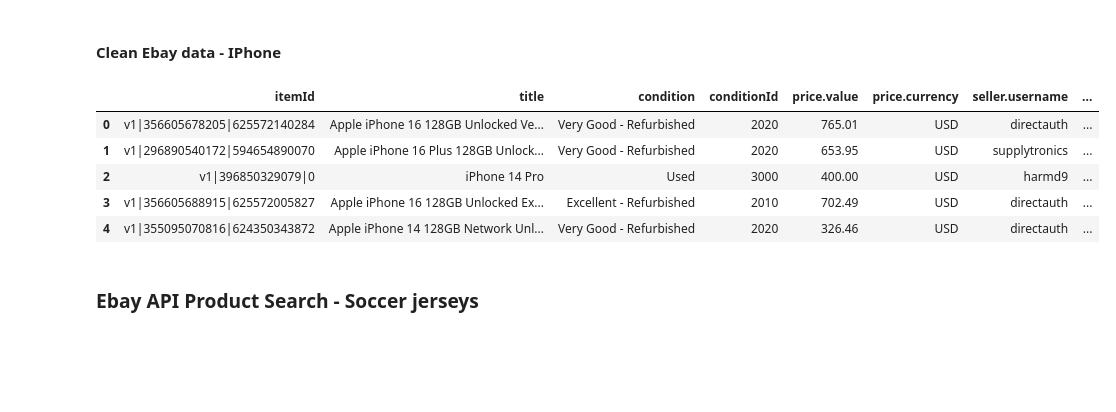
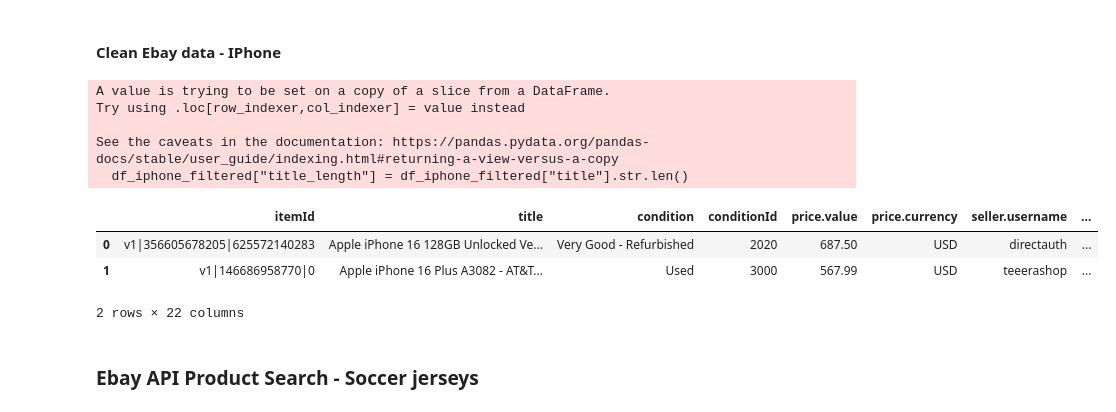
Before and after one commit to blairAJones/ShoppingML, a Jupyter notebook: API_datacleaning.ipynb, the cells around one changed output. Cells and saved outputs as stored; diff of their text form; code cells hidden in the pictures; blank space fills up the shorter version.

```diff
--- a/API_datacleaning.ipynb
+++ b/API_datacleaning.ipynb
@@ -123,27 +123,38 @@ df_iphone['model'] = df_iphone['title'].str.extract(r"(iPhone\s*\d+)", expand=Fa
 df_iphone['model_number'] = df_iphone['model'].str.extract(r"(\d+)", expand=False)
 df_iphone['model_number'] = pd.to_numeric(df_iphone['model_number'], errors='coerce')
 
+#count additional images
+df_iphone["additional_image_count"] = df_iphone["additionalImages"].apply(lambda x: len(x) if isinstance(x, list) else 0)
+
 #filter out old models and outlier prices
 df_iphone['price.value'] = pd.to_numeric(df_iphone['price.value'], errors='coerce')
 df_iphone_filtered = df_iphone[
     (df_iphone['model_number'] > 13) & (df_iphone['price.value'] < 1500)]
 
+#add title length
+df_iphone_filtered["title_length"] = df_iphone_filtered["title"].str.len()
+
 #keep only needed columns
 df_iphone_filtered = df_iphone_filtered[["itemId", "title", "condition", "conditionId", "price.value", "price.currency", "seller.username",
-                    "seller.feedbackPercentage", "seller.feedbackScore", "itemLocation.country", "marketingPrice.originalPrice.value",
-                    "marketingPrice.discountPercentage", "shipping_cost", "days_listed", "category_id", "category_name", "seller_item_count", "model_number"]]
+                    "seller.feedbackPercentage", "seller.feedbackScore", "topRatedBuyingExperience", "priorityListing", "itemLocation.country",
+                    "marketingPrice.originalPrice.value", "marketingPrice.discountPercentage", "shipping_cost", "days_listed", "category_id",
+                    "category_name", "seller_item_count", "model_number", "additional_image_count", "title_length"]]
 
 #Export to CSV
 df_iphone_filtered.to_csv("data/iphone_cleaned.csv", index=False)
+# %% [output]
+A value is trying to be set on a copy of a slice from a DataFrame.
+Try using .loc[row_indexer,col_indexer] = value instead
+
+See the caveats in the documentation: https://pandas.pydata.org/pandas-docs/stable/user_guide/indexing.html#returning-a-view-versus-a-copy
+  df_iphone_filtered["title_length"] = df_iphone_filtered["title"].str.len()
 # %%
-df_iphone_filtered.head()
+df_iphone_filtered.head(2)
 # %% [output]
 |  | itemId | title | condition | conditionId | price.value | price.currency | seller.username | ... |
-| 0 | v1|356605678205|625572140284 | Apple iPhone 16 128GB Unlocked Ve... | Very Good - Refurbished | 2020 | 765.01 | USD | directauth | ... |
-| 1 | v1|296890540172|594654890070 | Apple iPhone 16 Plus 128GB Unlock... | Very Good - Refurbished | 2020 | 653.95 | USD | supplytronics | ... |
-| 2 | v1|396850329079|0 | iPhone 14 Pro | Used | 3000 | 400.00 | USD | harmd9 | ... |
-| 3 | v1|356605688915|625572005827 | Apple iPhone 16 128GB Unlocked Ex... | Excellent - Refurbished | 2010 | 702.49 | USD | directauth | ... |
-| 4 | v1|355095070816|624350343872 | Apple iPhone 14 128GB Network Unl... | Very Good - Refurbished | 2020 | 326.46 | USD | directauth | ... |
+| 0 | v1|356605678205|625572140283 | Apple iPhone 16 128GB Unlocked Ve... | Very Good - Refurbished | 2020 | 687.50 | USD | directauth | ... |
+| 1 | v1|146686958770|0 | Apple iPhone 16 Plus A3082 - AT&T... | Used | 3000 | 567.99 | USD | teeerashop | ... |
+2 rows × 22 columns
 # %% [markdown]
 ### Ebay API Product Search - Soccer jerseys
 # %%
```
Also changed, not shown: parts of 3 cells of this notebook, 37 other files.
